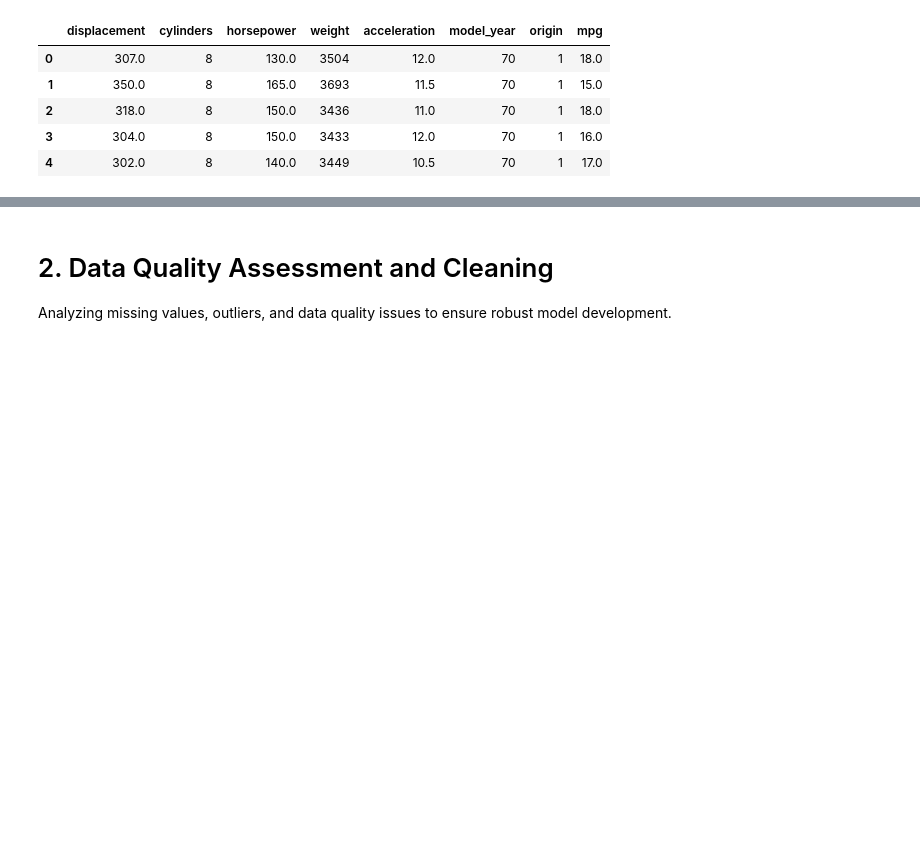
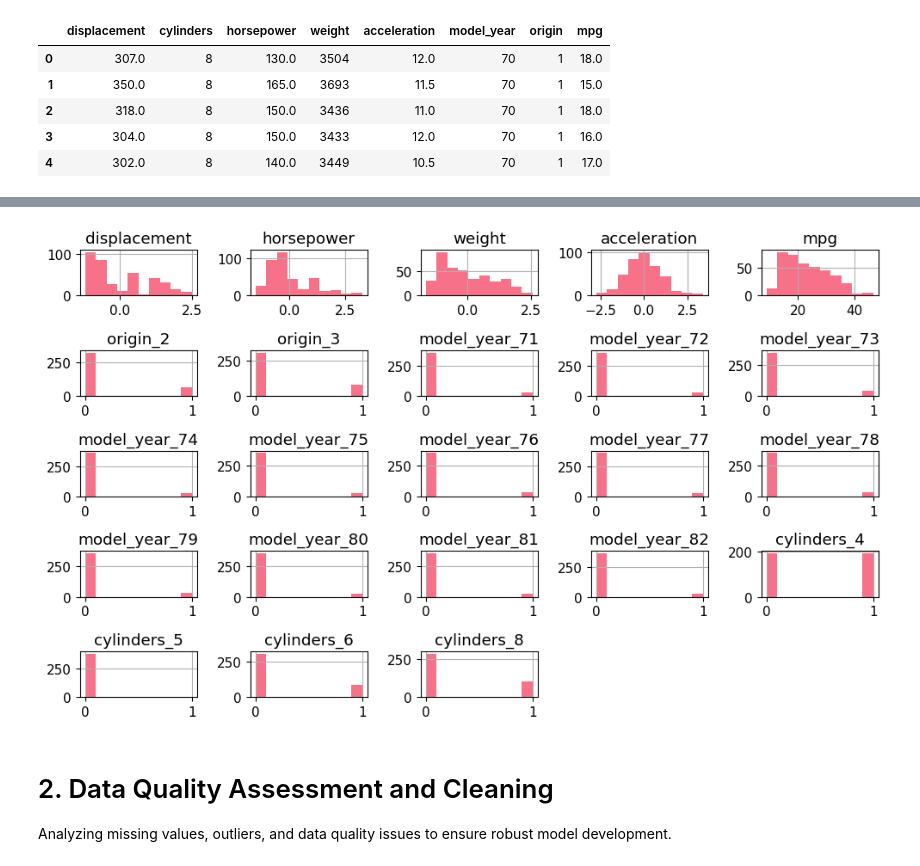
Before and after one commit to Nikhilesh-B/saturate_the_hypersphere, a Jupyter notebook: OLS.ipynb, the cells around one changed output, grey strips where cells are left out. Saved outputs shown, nothing was run; the diff lists cells and outputs as text; code cells hidden in the pictures; blank space fills up the shorter version.

```diff
--- a/OLS.ipynb
+++ b/OLS.ipynb
@@ -111,3 +124,8 @@ First few rows:
+# %%
+consolidated_data.hist()
+plt.tight_layout()
+# %% [output]
+[figure, added]
 # %% [markdown]
 # 2. Data Quality Assessment and Cleaning
 
```
Also changed, not shown: parts of 4 cells of this notebook, 2 other files.
